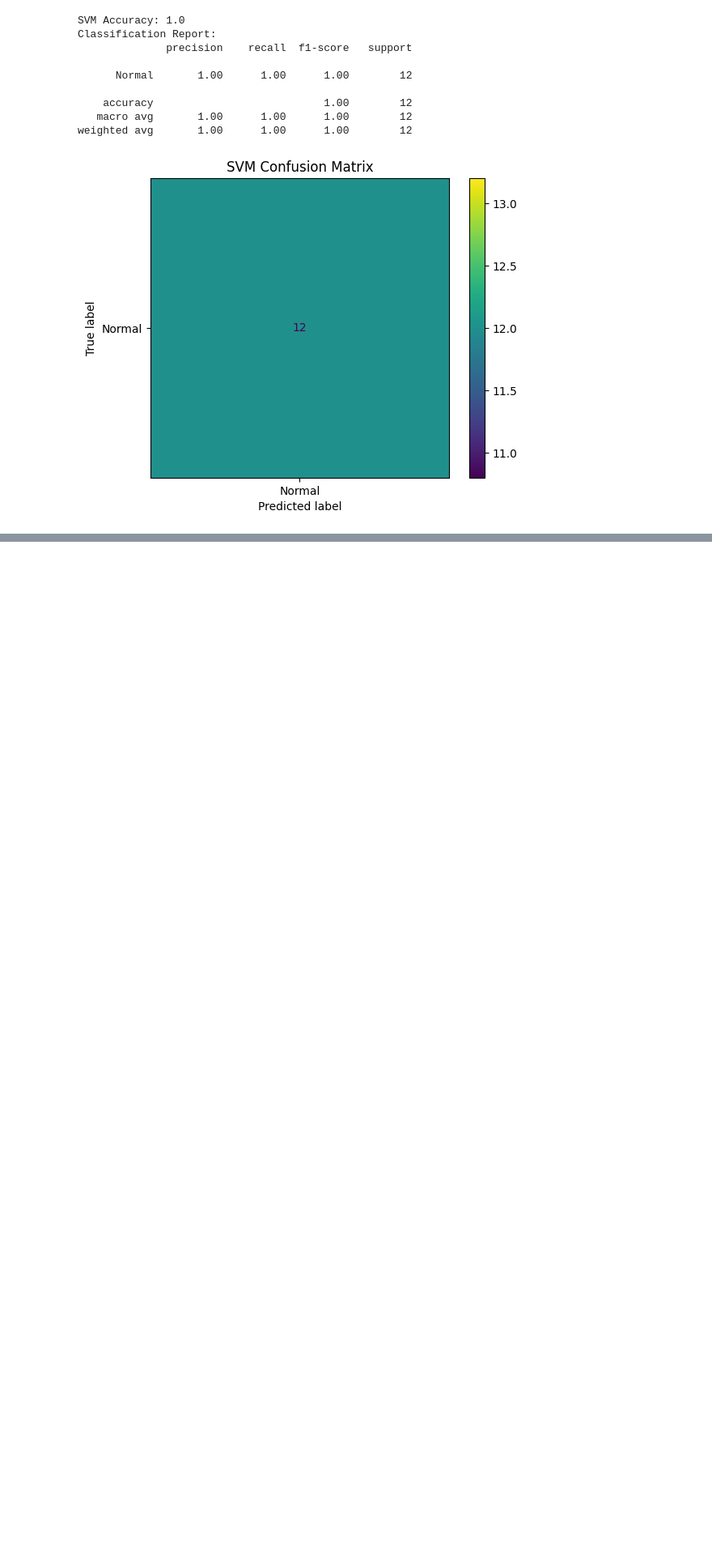
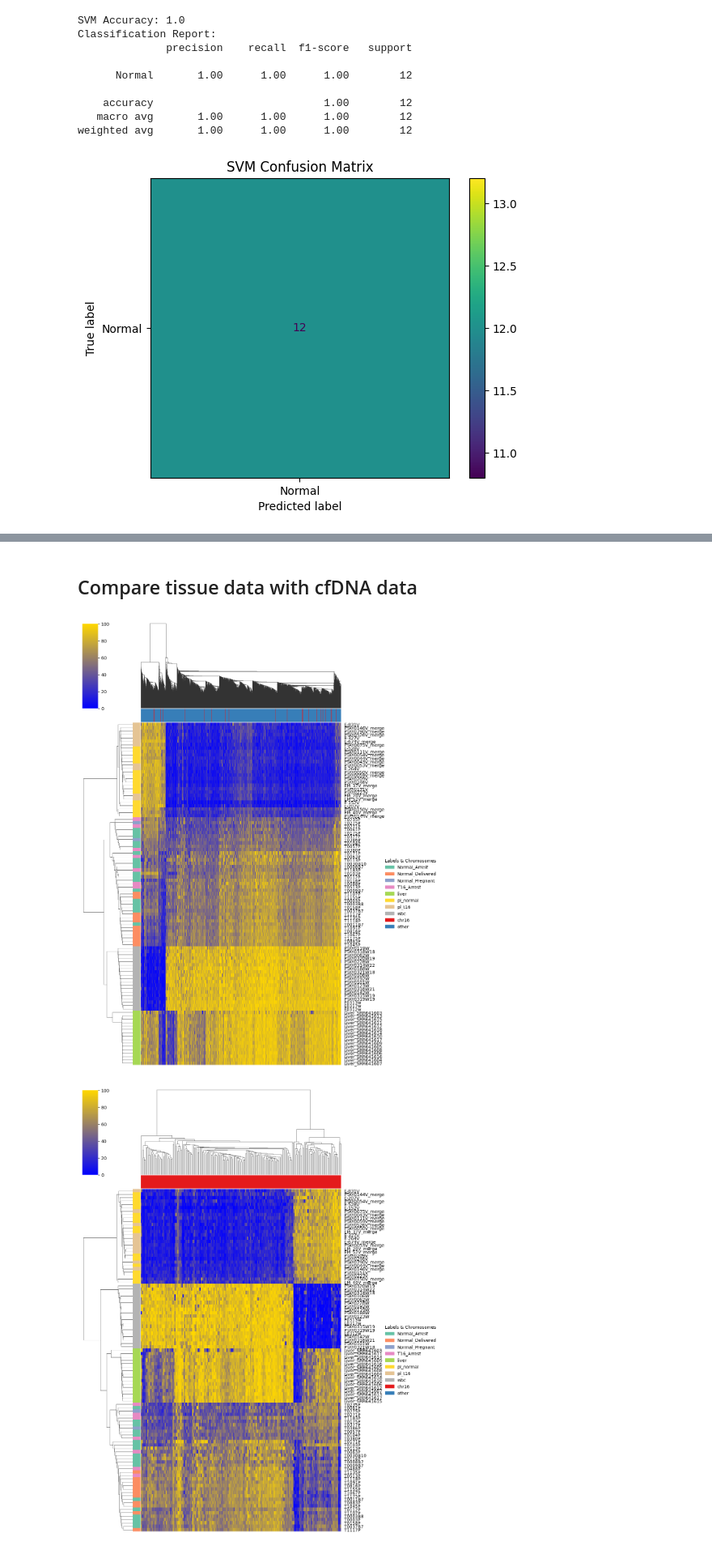
Before and after one commit to vanreality/ml_trisomy_detection, a Jupyter notebook: bin/summary.ipynb, the cells around one changed output, grey strips where cells are left out. Shown at 81% size. Drawn from its saved outputs; the diff is of its cells as text; code cells hidden in the pictures; blank space fills up the shorter version.

Commit message:
Analyze tissue DMR

```diff
--- a/bin/summary.ipynb
+++ b/bin/summary.ipynb
@@ -1300,0 +1455,2 @@ weighted avg       1.00      1.00      1.00        12
+# %% [markdown]
+## Compare tissue data with cfDNA data
@@ -1300,0 +1598,32 @@ weighted avg       1.00      1.00      1.00        12
+# %%
+# Read tissue data and remove columns with missing values
+df_tissue = pd.read_csv('../data/panel/tissue/tissue_with_liver_dmrs.tsv', sep='\t').dropna(axis=1)
+
+# Loop over assemblies (if needed, here we process each separately)
+for assembly in ['Assembled']:
+    # Use cfDNA Validation data (could also combine with Train)
+    df = dfs['Validation'][assembly].copy()
+
+    # Filter rows: keep only the relevant labels
+    labels_to_keep = ['T16', 'Normal', 'pl_normal', 'pl_t16', 'liver', 'wbc']
+    df = df[df['label'].isin(labels_to_keep)]
+    df_tissue_filtered = df_tissue[df_tissue['label'].isin(labels_to_keep)]
+
+    # Further filter cfDNA data by state and week (< 12)
+    states_to_keep = ['Pregnant', 'Arrest', 'Delivered']
+    df = df[df['state'].isin(states_to_keep)]
+    df = df[df['week'] < 12]
+
+    df['label'] = df['label'] + "_" + df['state']
+
+    df = df[df['label'] != 'T16_Delivered']
+
+    # Determine common columns (features)
+    feature_cols = list(set(df.columns) & set(df_tissue_filtered.columns))
+
+    df_to_plot = pd.concat([df[feature_cols], df_tissue_filtered[feature_cols]], axis=0)
+
+    plot_heatmap(df_to_plot, 'output', 'pdf', 'chr16', (10, 15))
+# %% [output]
+[figure, added]
+[figure, added]
```
Also changed, not shown: parts of 4 cells of this notebook.
